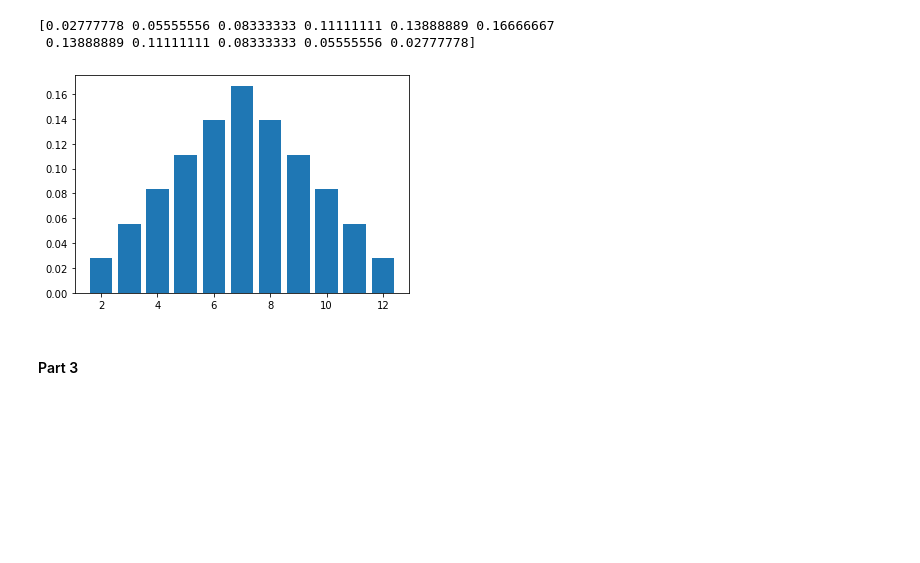
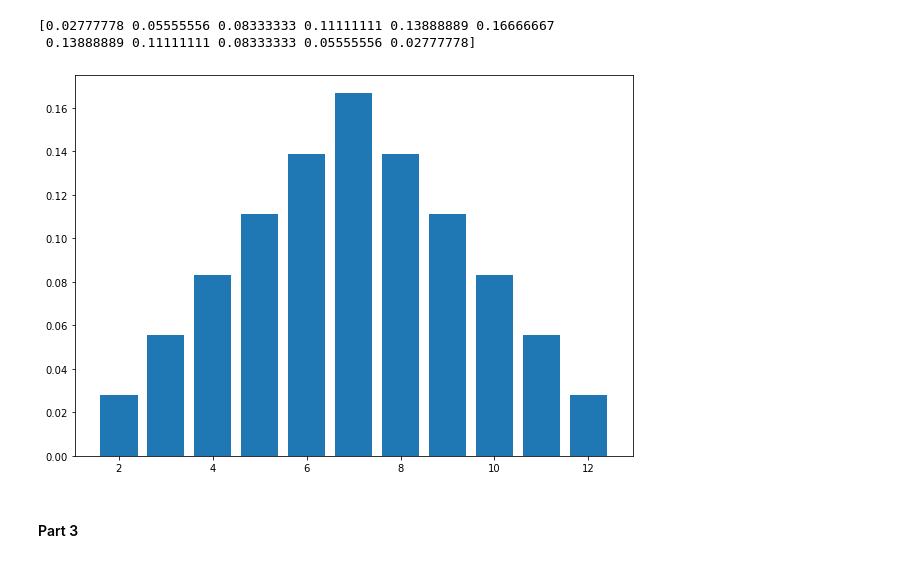
Before and after one commit to jenniv27/phys434, a Jupyter notebook: HW/HW2.ipynb, the cells around one changed output. Drawn from its saved outputs; the diff is of its cells as text; code cells hidden in the pictures; blank space fills up the shorter version.

```diff
--- a/HW/HW2.ipynb
+++ b/HW/HW2.ipynb
@@ -57,10 +57,12 @@ print(conv_dice)
  0.13888889 0.11111111 0.08333333 0.05555556 0.02777778]
 # %%
 values = [2, 3, 4, 5, 6, 7, 8, 9, 10, 11, 12]
+
+plt.rcParams["figure.figsize"] = (10,7)
 plt.bar(values, conv_dice)
 plt.show()
 # %% [output]
-[figure, old version]
+[figure, new version]
 # %% [markdown]
 #### Part 3
 # %% [markdown]
```
Also changed, not shown: parts of 19 cells of this notebook.
